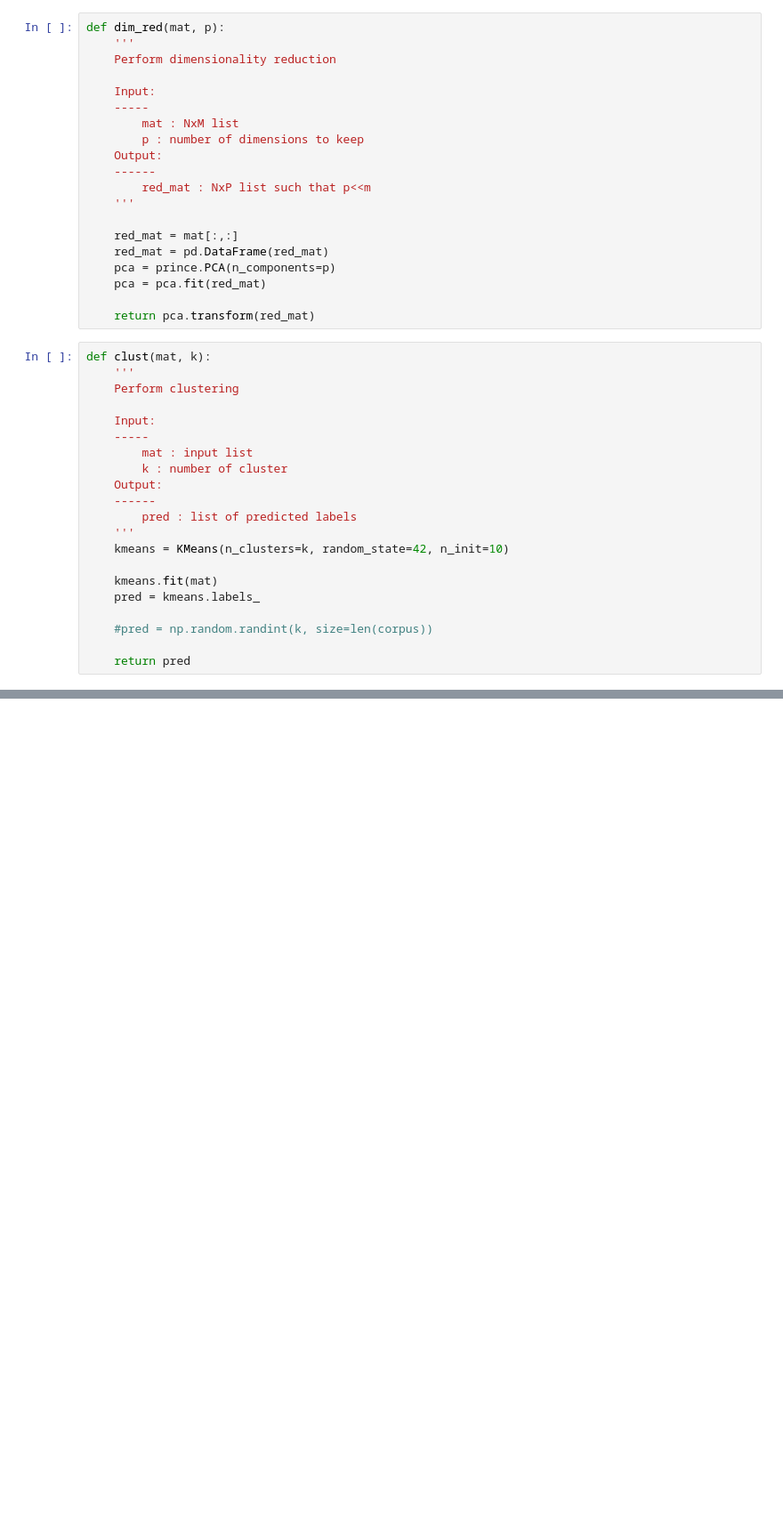
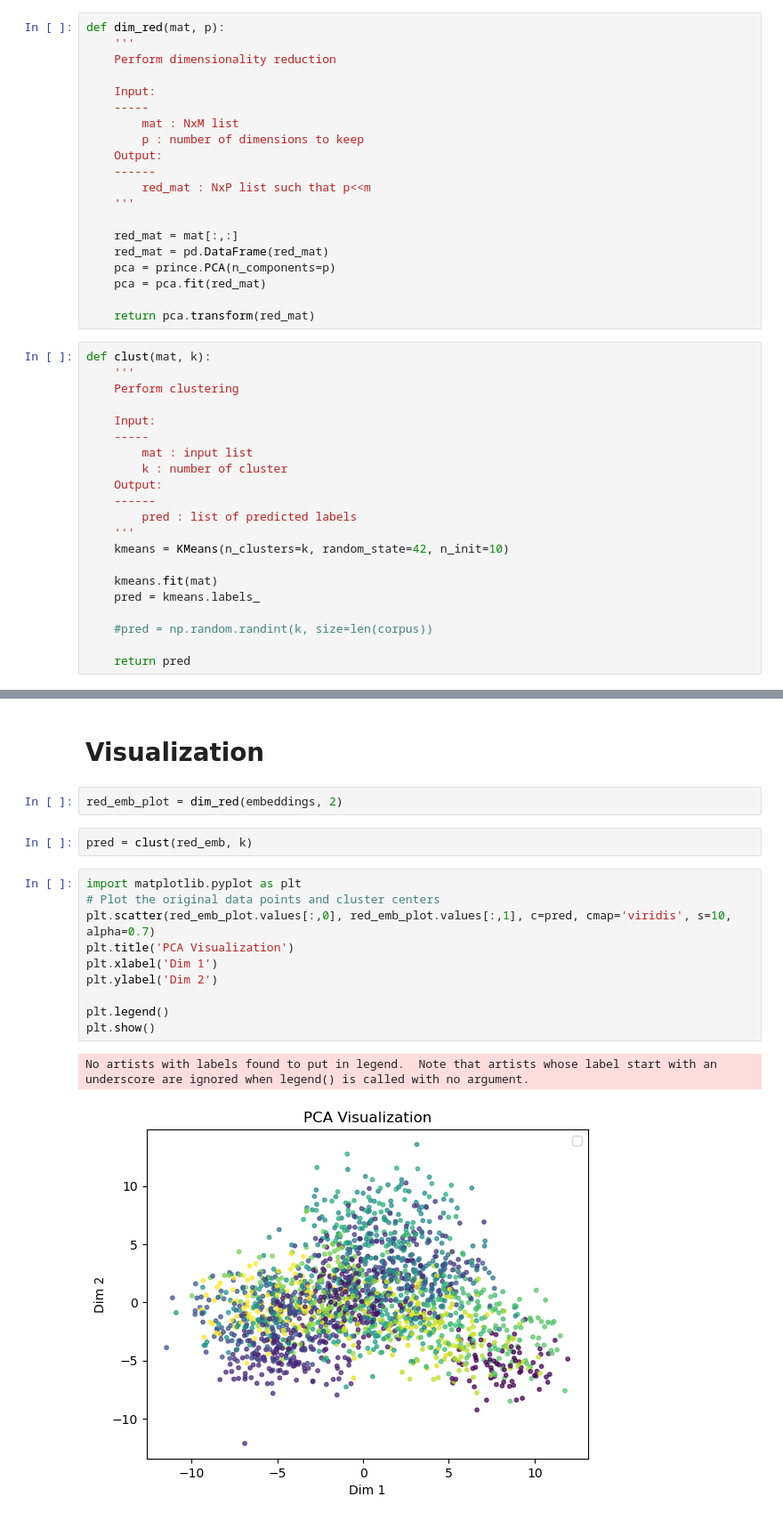
Before and after one commit to EliasKesr/Groupe34_Projet, a Jupyter notebook: experiments/acp_kmeans.ipynb, the cells around one changed output, grey strips where cells are left out. Shown at 89% size. Drawn from its saved outputs; the diff is of its cells as text; blank space fills up the shorter version.

Commit message:
visualization

```diff
--- a/experiments/acp_kmeans.ipynb
+++ b/experiments/acp_kmeans.ipynb
@@ -130,0 +128,19 @@ ARI: 0.23
+# %% [markdown]
+# Visualization
+# %%
+red_emb_plot = dim_red(embeddings, 2)
+# %%
+pred = clust(red_emb, k)
+# %%
+import matplotlib.pyplot as plt
+# Plot the original data points and cluster centers
+plt.scatter(red_emb_plot.values[:,0], red_emb_plot.values[:,1], c=pred, cmap='viridis', s=10, alpha=0.7)
+plt.title('PCA Visualization')
+plt.xlabel('Dim 1')
+plt.ylabel('Dim 2')
+
+plt.legend()
+plt.show()
+# %% [output]
+No artists with labels found to put in legend.  Note that artists whose label start with an underscore are ignored when legend() is called with no argument.
+[figure, added]
```
Also changed, not shown: parts of 1 cell of this notebook.
